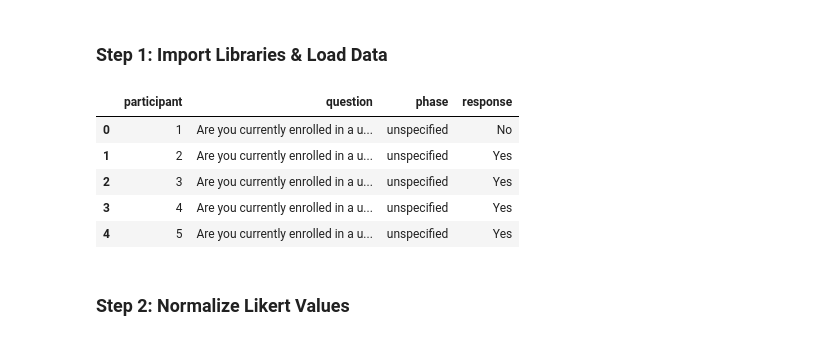
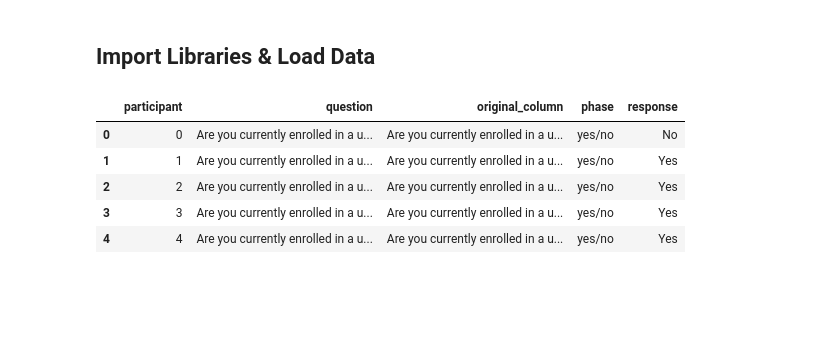
Before and after one commit to wubbalubba12/gendiv, a Jupyter notebook: scripts/analysis_likert_responses.ipynb, the cells around one changed output. Drawn from its saved outputs; the diff is of its cells as text; code cells hidden in the pictures; blank space fills up the shorter version.

Commit message:
Improved data analysis

```diff
--- a/scripts/analysis_likert_responses.ipynb
+++ b/scripts/analysis_likert_responses.ipynb
@@ -1,22 +1,20 @@
 # %% [markdown]
-### Step 1: Import Libraries & Load Data
+## Import Libraries & Load Data
 # %%
 import pandas as pd
+import matplotlib.pyplot as plt
+import seaborn as sns
+from scipy.stats import ttest_ind
 import numpy as np
-import seaborn as sns
-import matplotlib.pyplot as plt
-from scipy.stats import ttest_rel
-from itertools import product
+import re
 
 # Load the Likert responses CSV
-df = pd.read_csv("../data/likert_responses.csv")
-df.head()
+df_likert = pd.read_csv("../data/likert_responses.csv")
+df_likert.head()
 # %% [output]
-|  | participant | question | phase | response |
-| 0 | 1 | Are you currently enrolled in a u... | unspecified | No |
-| 1 | 2 | Are you currently enrolled in a u... | unspecified | Yes |
-| 2 | 3 | Are you currently enrolled in a u... | unspecified | Yes |
-| 3 | 4 | Are you currently enrolled in a u... | unspecified | Yes |
-| 4 | 5 | Are you currently enrolled in a u... | unspecified | Yes |
+|  | participant | question | original_column | phase | response |
+| 0 | 0 | Are you currently enrolled in a u... | Are you currently enrolled in a u... | yes/no | No |
+| 1 | 1 | Are you currently enrolled in a u... | Are you currently enrolled in a u... | yes/no | Yes |
+| 2 | 2 | Are you currently enrolled in a u... | Are you currently enrolled in a u... | yes/no | Yes |
+| 3 | 3 | Are you currently enrolled in a u... | Are you currently enrolled in a u... | yes/no | Yes |
+| 4 | 4 | Are you currently enrolled in a u... | Are you currently enrolled in a u... | yes/no | Yes |
-# %% [markdown]
-### Step 2: Normalize Likert Values
```
Also changed, not shown: parts of 10 cells of this notebook, 5 other files.
